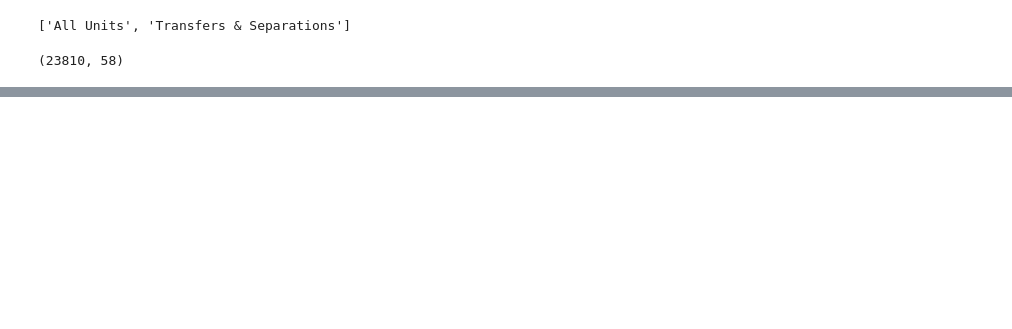
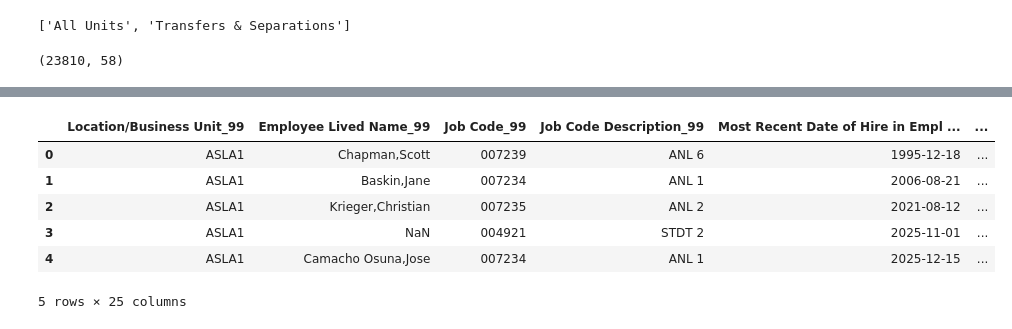
Before and after one commit to tougheye/Data_processing, a Jupyter notebook: 99_in_juris_list.ipynb, the cells around one changed output, grey strips where cells are left out. Saved outputs shown, nothing was run; the diff lists cells and outputs as text; code cells hidden in the pictures; blank space fills up the shorter version.

```diff
--- a/99_in_juris_list.ipynb
+++ b/99_in_juris_list.ipynb
@@ -18,3 +32,9 @@ unit_99_df.shape
+# %%
+# function to standardize the email addresses for matching
+
+def standardize_email(df, column_name):
+    df[column_name] = df[column_name].str.lower().str.strip()
+    return df
 # %%
 # Import the latest juris_data
 
@@ -29,0 +98,14 @@ juris_df.shape
+# %%
+# standardize 99 email address
+
+final_99_df = standardize_email(df=unit_99_df, column_name='EE Work Email Address')
+final_99_df.columns = [f"{col}_99" if col != 'EE Work Email Address' else col for col in final_99_df.columns ]
+final_99_df.head()
+# %% [output]
+|  | Location/Business Unit_99 | Employee Lived Name_99 | Job Code_99 | Job Code Description_99 | Most Recent Date of Hire in Empl ... | ... |
+| 0 | ASLA1 | Chapman,Scott | 007239 | ANL 6 | 1995-12-18 | ... |
+| 1 | ASLA1 | Baskin,Jane | 007234 | ANL 1 | 2006-08-21 | ... |
+| 2 | ASLA1 | Krieger,Christian | 007235 | ANL 2 | 2021-08-12 | ... |
+| 3 | ASLA1 | NaN | 004921 | STDT 2 | 2025-11-01 | ... |
+| 4 | ASLA1 | Camacho Osuna,Jose | 007234 | ANL 1 | 2025-12-15 | ... |
+5 rows × 25 columns
```
Also changed, not shown: parts of 6 cells of this notebook.
